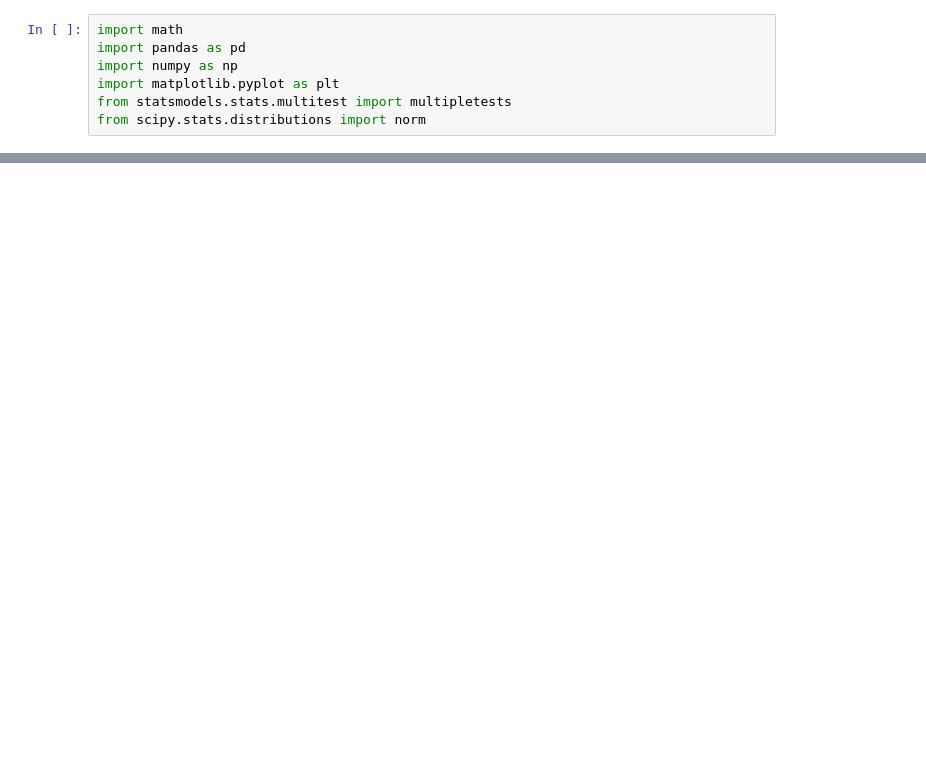
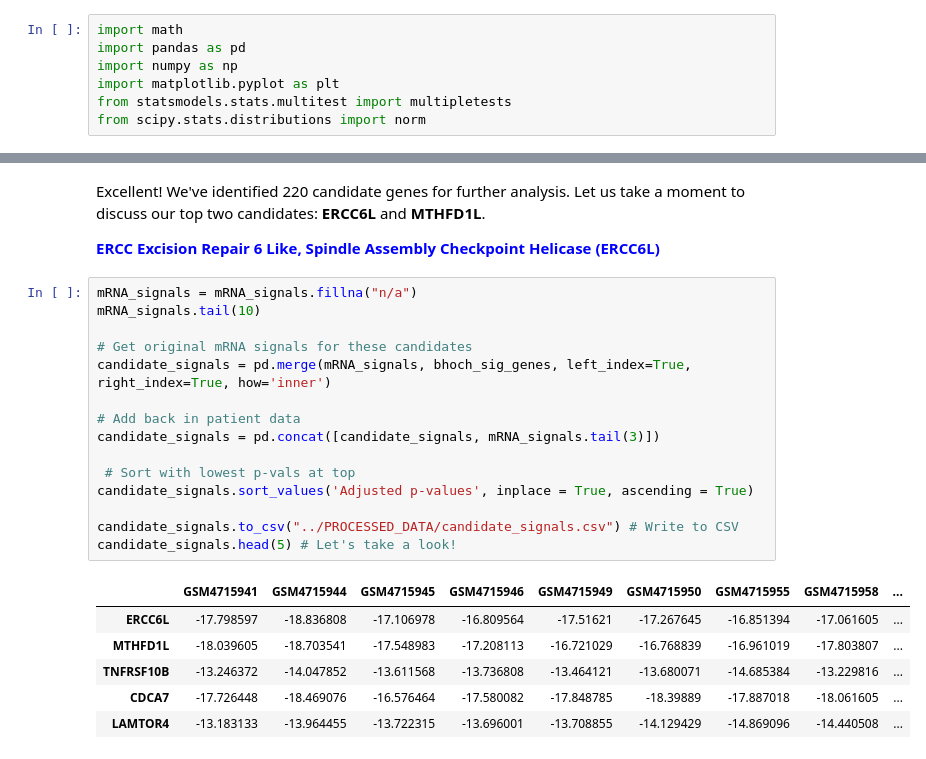
Before and after one commit to NickPanyanouvong/Bio_165_Project, a Jupyter notebook: Project_Folder/ANALYSIS/Analysis.ipynb, the cells around one changed output, grey strips where cells are left out. Saved outputs shown, nothing was run; the diff lists cells and outputs as text; blank space fills up the shorter version.

```diff
--- a/Project_Folder/ANALYSIS/Analysis.ipynb
+++ b/Project_Folder/ANALYSIS/Analysis.ipynb
@@ -68 +83,27 @@ The number of significant genes is:  220
+# %% [markdown]
+Excellent! We've identified 220 candidate genes for further analysis. Let us take a moment to discuss our top two candidates: <b>ERCC6L</b> and <b>MTHFD1L</b>. <br>
+
+<b><font color ='blue'> ERCC Excision Repair 6 Like, Spindle Assembly Checkpoint Helicase (ERCC6L)</font></b>
+# %%
+mRNA_signals = mRNA_signals.fillna("n/a")
+mRNA_signals.tail(10)
+
+# Get original mRNA signals for these candidates
+candidate_signals = pd.merge(mRNA_signals, bhoch_sig_genes, left_index=True, right_index=True, how='inner')
+
+# Add back in patient data
+candidate_signals = pd.concat([candidate_signals, mRNA_signals.tail(3)])
+
+ # Sort with lowest p-vals at top
+candidate_signals.sort_values('Adjusted p-values', inplace = True, ascending = True)
+
+candidate_signals.to_csv("../PROCESSED_DATA/candidate_signals.csv") # Write to CSV
+candidate_signals.head(5) # Let's take a look!
+# %% [output]
+|  | GSM4715941 | GSM4715944 | GSM4715945 | GSM4715946 | GSM4715949 | GSM4715950 | GSM4715955 | GSM4715958 | ... |
+| ERCC6L | -17.798597 | -18.836808 | -17.106978 | -16.809564 | -17.51621 | -17.267645 | -16.851394 | -17.061605 | ... |
+| MTHFD1L | -18.039605 | -18.703541 | -17.548983 | -17.208113 | -16.721029 | -16.768839 | -16.961019 | -17.803807 | ... |
+| TNFRSF10B | -13.246372 | -14.047852 | -13.611568 | -13.736808 | -13.464121 | -13.680071 | -14.685384 | -13.229816 | ... |
+| CDCA7 | -17.726448 | -18.469076 | -16.576464 | -17.580082 | -17.848785 | -18.39889 | -17.887018 | -18.061605 | ... |
+| LAMTOR4 | -13.183133 | -13.964455 | -13.722315 | -13.696001 | -13.708855 | -14.129429 | -14.869096 | -14.440508 | ... |
 # %%
```
Also changed, not shown: parts of 4 cells of this notebook, 4 other files.
